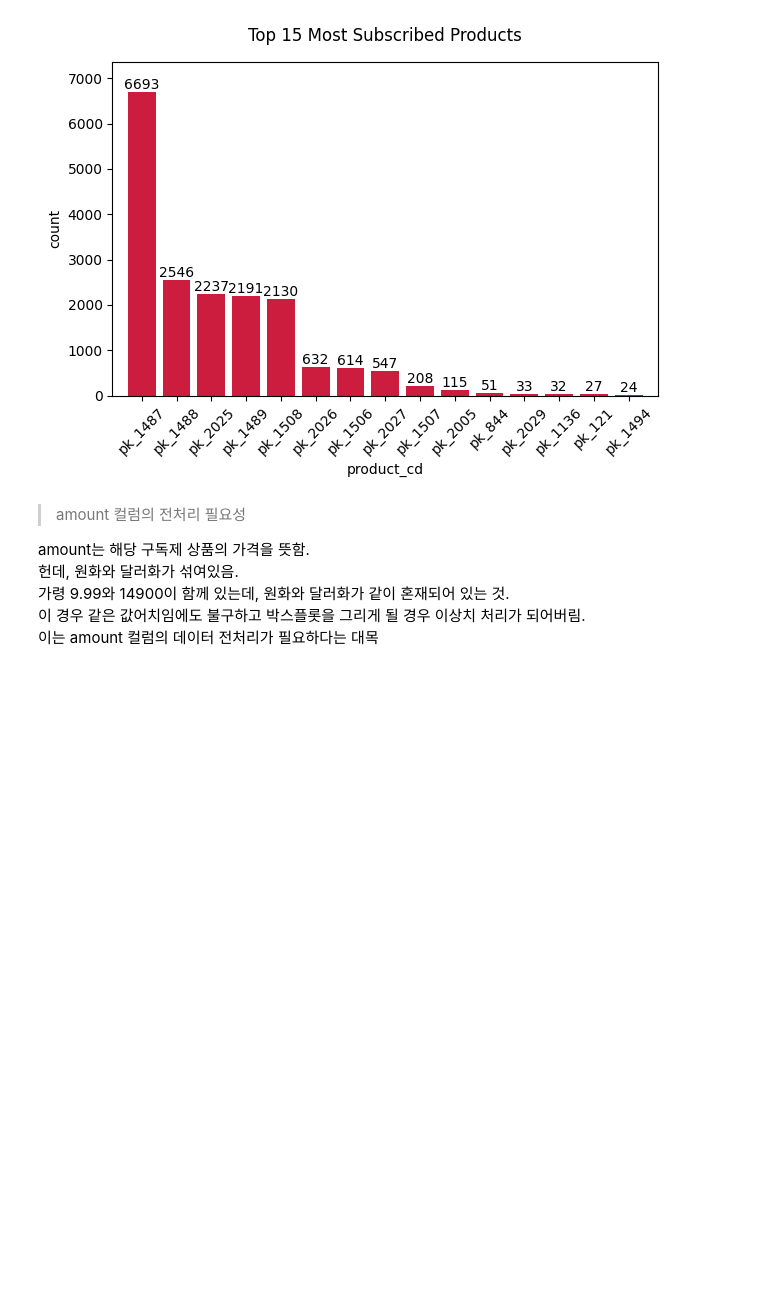
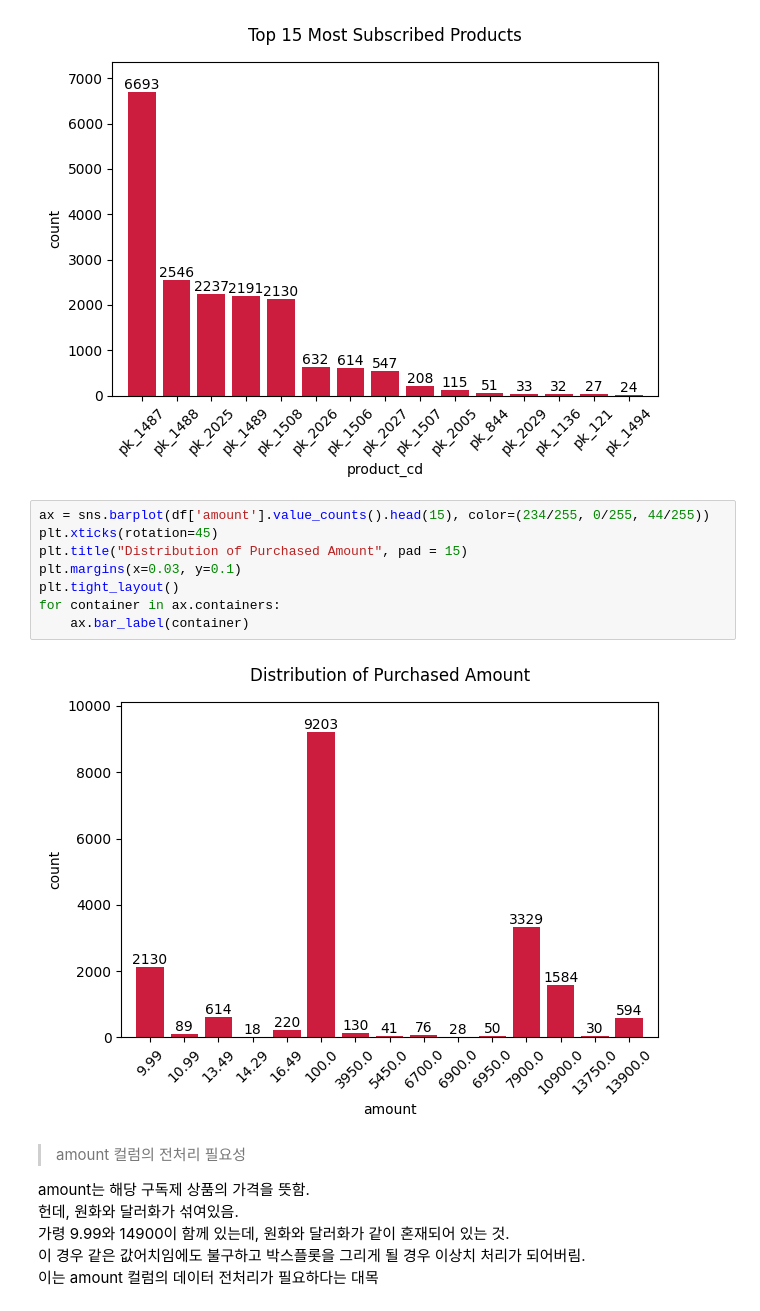
Before and after one commit to ingyeom-park/OTT_Churn_Modeling_AX, a Jupyter notebook: EDA/EDA_Membership.ipynb, the cells around one changed output. Cells and saved outputs as stored; diff of their text form; blank space fills up the shorter version.

```diff
--- a/EDA/EDA_Membership.ipynb
+++ b/EDA/EDA_Membership.ipynb
@@ -46,6 +46,16 @@ for container in ax.containers:
 	ax.bar_label(container)
 # %% [output]
 [figure]
+# %%
+ax = sns.barplot(df['amount'].value_counts().head(15), color=(234/255, 0/255, 44/255))
+plt.xticks(rotation=45)
+plt.title("Distribution of Purchased Amount", pad = 15)
+plt.margins(x=0.03, y=0.1)
+plt.tight_layout()
+for container in ax.containers:
+	ax.bar_label(container)
+# %% [output]
+[figure, added]
 # %% [markdown]
 > amount 컬럼의 전처리 필요성
 
```
Also changed, not shown: parts of 3 cells of this notebook, 6 other files.
